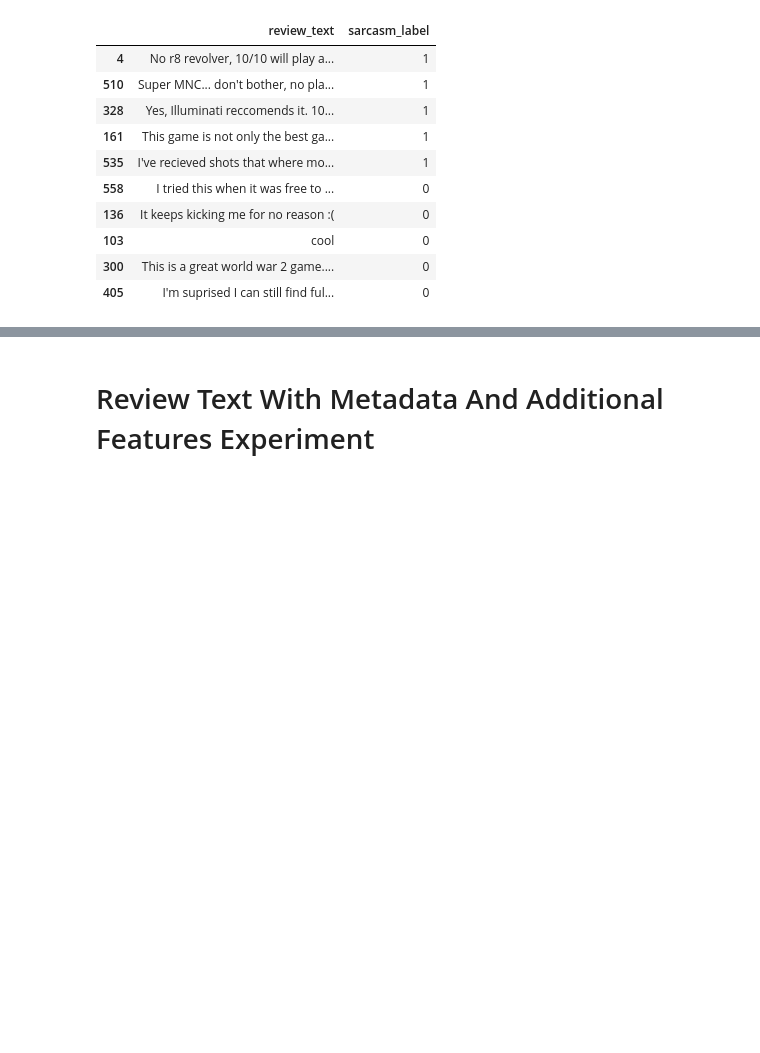
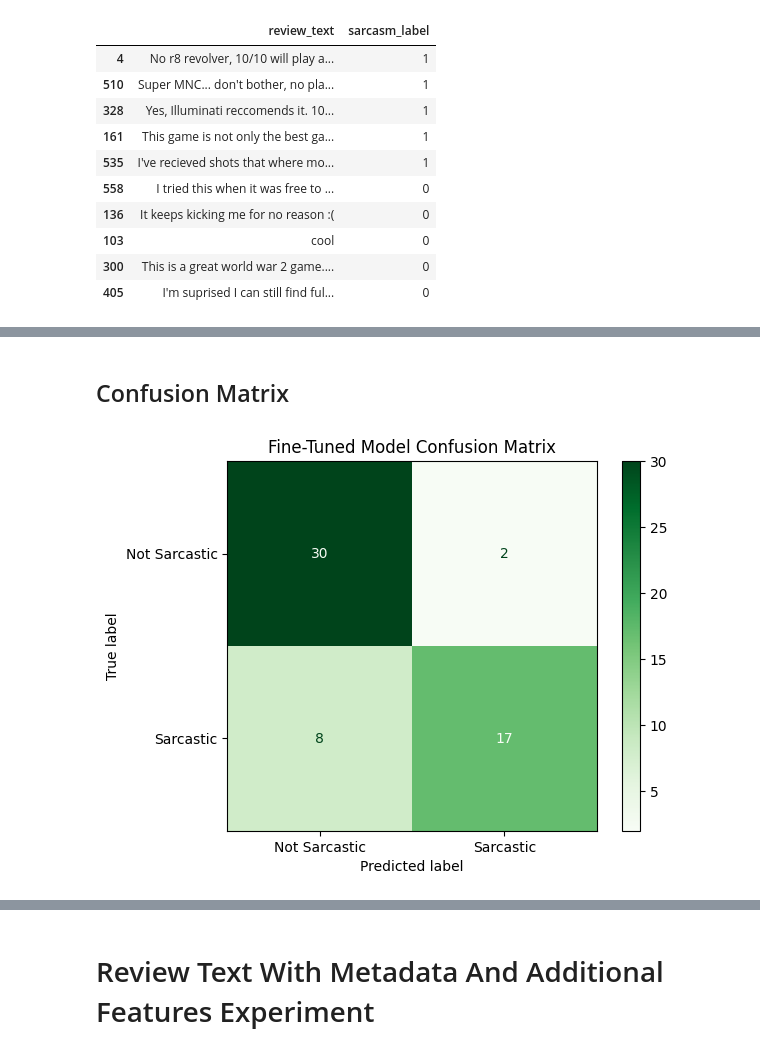
Before and after one commit to kozoB/steam-sarcasm-detection, a Jupyter notebook: Steam_Reviews_Sarcasm_Detection_Project.ipynb, the cells around one changed output, grey strips where cells are left out. Saved outputs shown, nothing was run; the diff lists cells and outputs as text; code cells hidden in the pictures; blank space fills up the shorter version.

```diff
--- a/Steam_Reviews_Sarcasm_Detection_Project.ipynb
+++ b/Steam_Reviews_Sarcasm_Detection_Project.ipynb
@@ -829,0 +1117,8 @@ Few-Shot Training Data:
+# %%
+from transformers import AutoModelForSequenceClassification, AutoTokenizer
+
+model_path = "/content/drive/MyDrive/Masters Degree/NLP Course/Steam Reviews Sarcasm Detection Project/fine_tuned_roberta_sarcasm_text"
+
+# Load model and tokenizer
+finetune_model = AutoModelForSequenceClassification.from_pretrained(model_path)
+tokenizer = AutoTokenizer.from_pretrained(model_path)
@@ -829,0 +1127,26 @@ Few-Shot Training Data:
+# %%
+import torch
+
+device = torch.device("cuda" if torch.cuda.is_available() else "cpu")
+finetune_model.to(device)
+finetune_model.eval()
+
+finetune_predictions = []
+finetune_confidences = []
+
+for text in text_test_df['review_text']:
+    inputs = tokenizer(text, return_tensors="pt", truncation=True, padding=True).to(device)
+    outputs = finetune_model(**inputs)
+
+    logits = outputs.logits
+    pred = torch.argmax(logits, dim=1).item()
+    finetune_predictions.append(pred)
+
+    probs = torch.nn.functional.softmax(logits, dim=1)
+    conf = probs[0][pred].item()
+    finetune_confidences.append(conf)
+
+# Store in DataFrame
+text_test_df['finetune_prediction'] = finetune_predictions
+text_test_df['finetune_confidence_score'] = finetune_confidences
+text_test_df['finetune_prediction_text'] = text_test_df['finetune_prediction'].map({1: "sarcastic", 0: "not sarcastic"})
@@ -829,0 +1168,13 @@ Few-Shot Training Data:
+# %% [markdown]
+## Confusion Matrix
+# %%
+from sklearn.metrics import confusion_matrix, ConfusionMatrixDisplay
+import matplotlib.pyplot as plt
+
+cm = confusion_matrix(text_test_df['sarcasm_label'], text_test_df['finetune_prediction'])
+disp = ConfusionMatrixDisplay(confusion_matrix=cm, display_labels=["Not Sarcastic", "Sarcastic"])
+disp.plot(cmap="Greens")
+plt.title("Fine-Tuned Model Confusion Matrix")
+plt.show()
+# %% [output]
+[figure, added]
```
Also changed, not shown: parts of 33 cells of this notebook.
